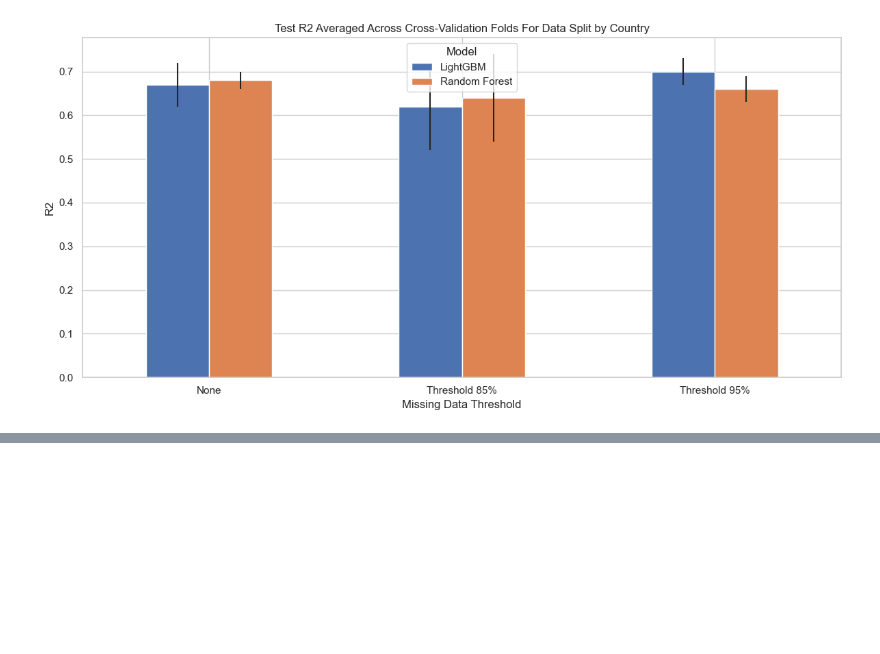
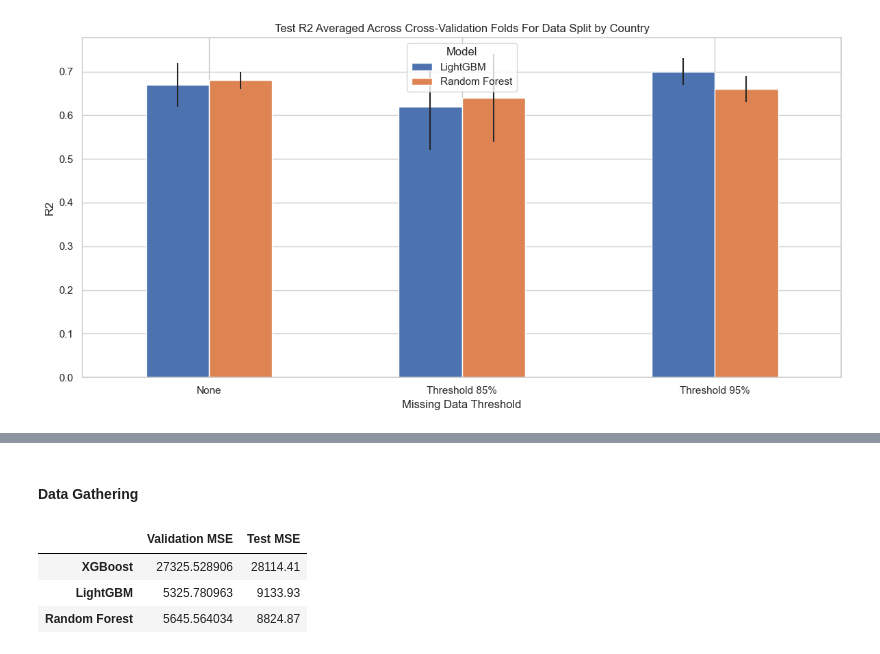
Before and after one commit to R0sle/health_economics_honours, a Jupyter notebook: code/income_models/inc_model_comp.ipynb, the cells around one changed output, grey strips where cells are left out. Saved outputs shown, nothing was run; the diff lists cells and outputs as text; code cells hidden in the pictures; blank space fills up the shorter version.

```diff
--- a/code/income_models/inc_model_comp.ipynb
+++ b/code/income_models/inc_model_comp.ipynb
@@ -578,0 +586,45 @@ for metric in metrics:
+# %% [markdown]
+#### Data Gathering
+# %%
+validation_mse_stats = pd.DataFrame(index=index_rows, columns=['xgboost', 'lightgbm', 'random_forest'])
+# %%
+for fold, fold_num in enumerate(['1', '2', '3', '4', '5']):
+    for thresh, thresh_name in enumerate(['Threshold 85%', 'Threshold 95%', 'None']):
+        for model in ['xgboost', 'lightgbm', 'random_forest']:
+
+            if thresh == 0:
+                name = '85'
+            elif thresh == 1:
+                name = '95'
+            else: name = '1'
+
+            with open(f"{output_dir}/{model}/results_{fold}_{name}.json", 'r') as f:
+                optuna_study = json.load(f)
+
+            best_value = optuna_study["best_optuna_loss"]
+
+            validation_mse_stats.loc[(thresh_name, fold_num), model] = best_value
+# %%
+mean_validation_mse = validation_mse_stats.groupby(level='Missing Data Threshold').mean()
+mean_validation_mse = mean_validation_mse.astype('float')
+std_validation_mse = validation_mse_stats.groupby(level='Missing Data Threshold').std()
+std_validation_mse = std_validation_mse.astype('float')
+mean_validation_mse.columns = ['XGBoost', 'LightGBM', 'Random Forest']
+std_validation_mse.columns = ['XGBoost', 'LightGBM', 'Random Forest']
+# %%
+mean_concat_mse = mean_concat.xs('MSE', axis=1, level='Metric')
+std_concat_mse = std_concat.xs('MSE', axis=1, level='Metric')
+# %%
+mean_none = pd.DataFrame(index=['XGBoost', 'LightGBM', 'Random Forest'], columns=['Validation MSE', 'Test MSE'])
+mean_none.loc['XGBoost', 'Validation MSE'] = mean_validation_mse.loc['None', 'XGBoost']
+mean_none.loc['LightGBM', 'Validation MSE'] = mean_validation_mse.loc['None', 'LightGBM']
+mean_none.loc['Random Forest', 'Validation MSE'] = mean_validation_mse.loc['None', 'Random Forest']
+mean_none.loc['XGBoost', 'Test MSE'] = mean_concat_mse.loc['None', 'XGBoost']
+mean_none.loc['LightGBM', 'Test MSE'] = mean_concat_mse.loc['None', 'LightGBM']
+mean_none.loc['Random Forest', 'Test MSE'] = mean_concat_mse.loc['None', 'Random Forest']
+mean_none
+# %% [output]
+|  | Validation MSE | Test MSE |
+| XGBoost | 27325.528906 | 28114.41 |
+| LightGBM | 5325.780963 | 9133.93 |
+| Random Forest | 5645.564034 | 8824.87 |
```
Also changed, not shown: parts of 10 cells of this notebook, 51 other files.
